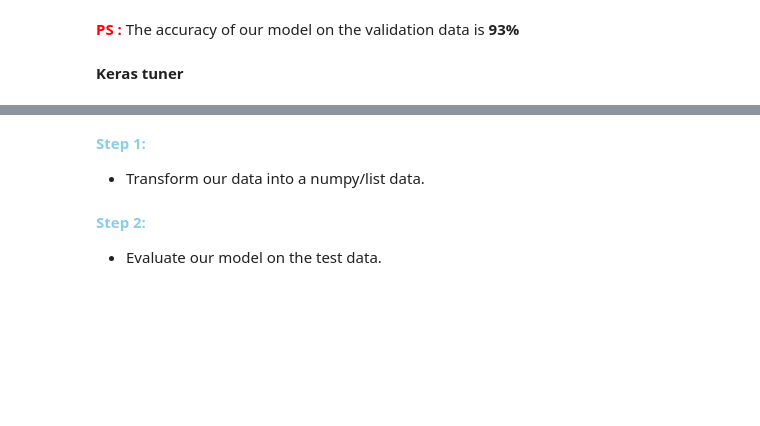
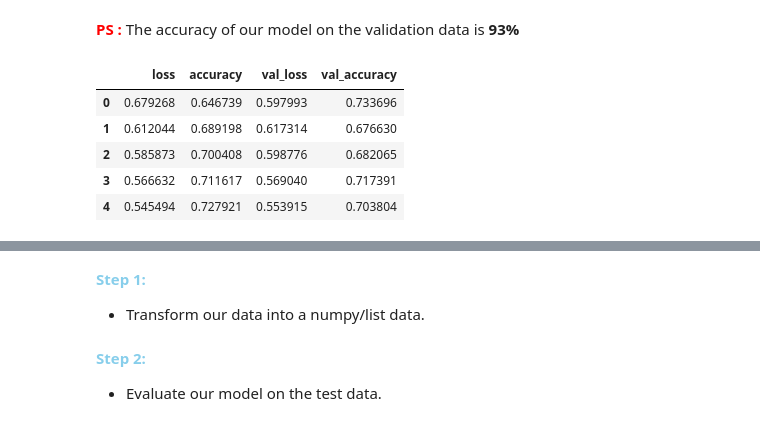
Before and after one commit to ilyasselfourati/Deep_Learning_ZE, a Jupyter notebook: TP1 - Copie.ipynb, the cells around one changed output, grey strips where cells are left out. Saved outputs shown, nothing was run; the diff lists cells and outputs as text; code cells hidden in the pictures; blank space fills up the shorter version.

```diff
--- a/TP1 - Copie.ipynb
+++ b/TP1 - Copie.ipynb
@@ -161,4 +164,12 @@ Epoch 50/50
 # %% [markdown]
 <b><font color='red'>PS :</font></b> The accuracy of our model on the validation data is **93%**
-# %% [markdown]
-<b><font > Keras tuner </font></b>
+# %%
+history_df = pd.DataFrame(hist.history)
+history_df.head()
+# %% [output]
+|  | loss | accuracy | val_loss | val_accuracy |
+| 0 | 0.679268 | 0.646739 | 0.597993 | 0.733696 |
+| 1 | 0.612044 | 0.689198 | 0.617314 | 0.676630 |
+| 2 | 0.585873 | 0.700408 | 0.598776 | 0.682065 |
+| 3 | 0.566632 | 0.711617 | 0.569040 | 0.717391 |
+| 4 | 0.545494 | 0.727921 | 0.553915 | 0.703804 |
```
Also changed, not shown: parts of 56 cells of this notebook.
